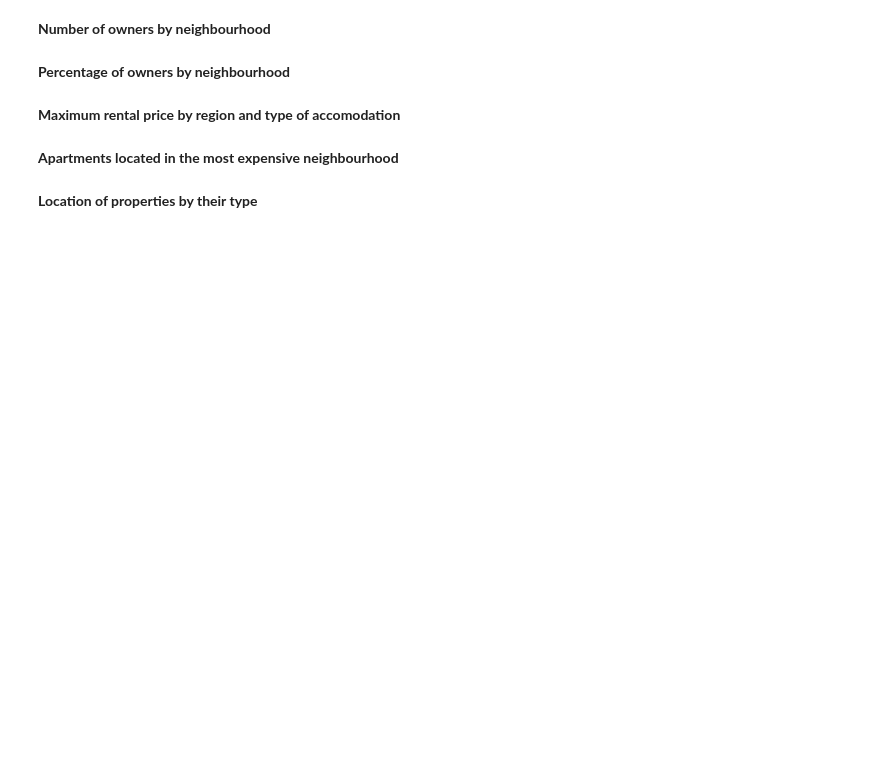
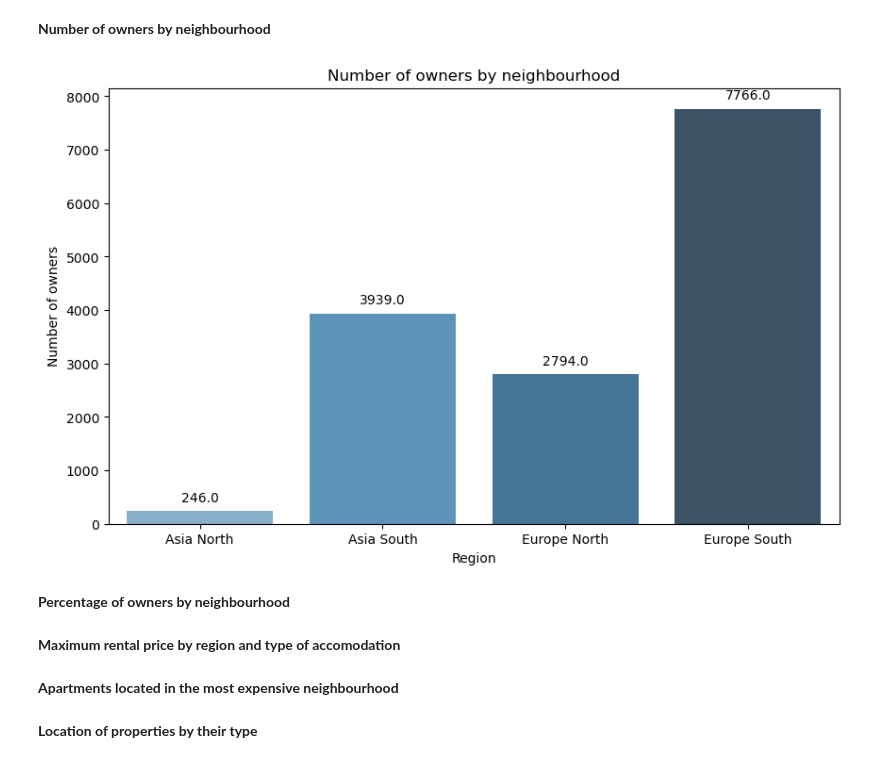
Before and after one commit to alfredkondoro/Exploratory_Data_Analysis-Istanbul_Airbnb_Data, a Jupyter notebook: exploratory-data-analysis-istanbul-airbnb-data.ipynb, the cells around one changed output. Saved outputs shown, nothing was run; the diff lists cells and outputs as text; code cells hidden in the pictures; blank space fills up the shorter version.

```diff
--- a/exploratory-data-analysis-istanbul-airbnb-data.ipynb
+++ b/exploratory-data-analysis-istanbul-airbnb-data.ipynb
@@ -363,5 +408,30 @@ avg_region_rental_price = avg_region_rental_price.astype(int)
 # %% [markdown]
 **Number of owners by neighbourhood**
+# %%
+# Select columns and perform mathematical operation
+owners_by_region = data.loc[:, ['host_id', 'neighbourhood_group']].groupby('neighbourhood_group').nunique()
+
+# Convert the values to integers
+owners_by_region = owners_by_region.astype(int)
+
+# Reset the index to make 'host_id' a column again
+owners_by_region.reset_index(inplace=True)
+
+# Rename the columns for better understanding
+owners_by_region.columns = ['Owner', 'Region']
+
+# Seaborn barplot for average reviews by room type with data labels
+plt.figure(figsize=(10, 6))
+ax = sns.barplot(x='Owner', y='Region', data=owners_by_region, palette='Blues_d')
+plt.title('Number of owners by neighbourhood')
+plt.xlabel('Region')
+plt.ylabel('Number of owners')
+#for data labels
+for p in ax.patches:
+    ax.annotate(f'{p.get_height()}', (p.get_x() + p.get_width() / 2., p.get_height()), ha='center', va='center', xytext=(0, 10), textcoords='offset points')
+plt.show()
+# %% [output]
+[figure, added]
 # %% [markdown]
 **Percentage of owners by neighbourhood**
 # %% [markdown]
```
Also changed, not shown: parts of 5 cells of this notebook.
